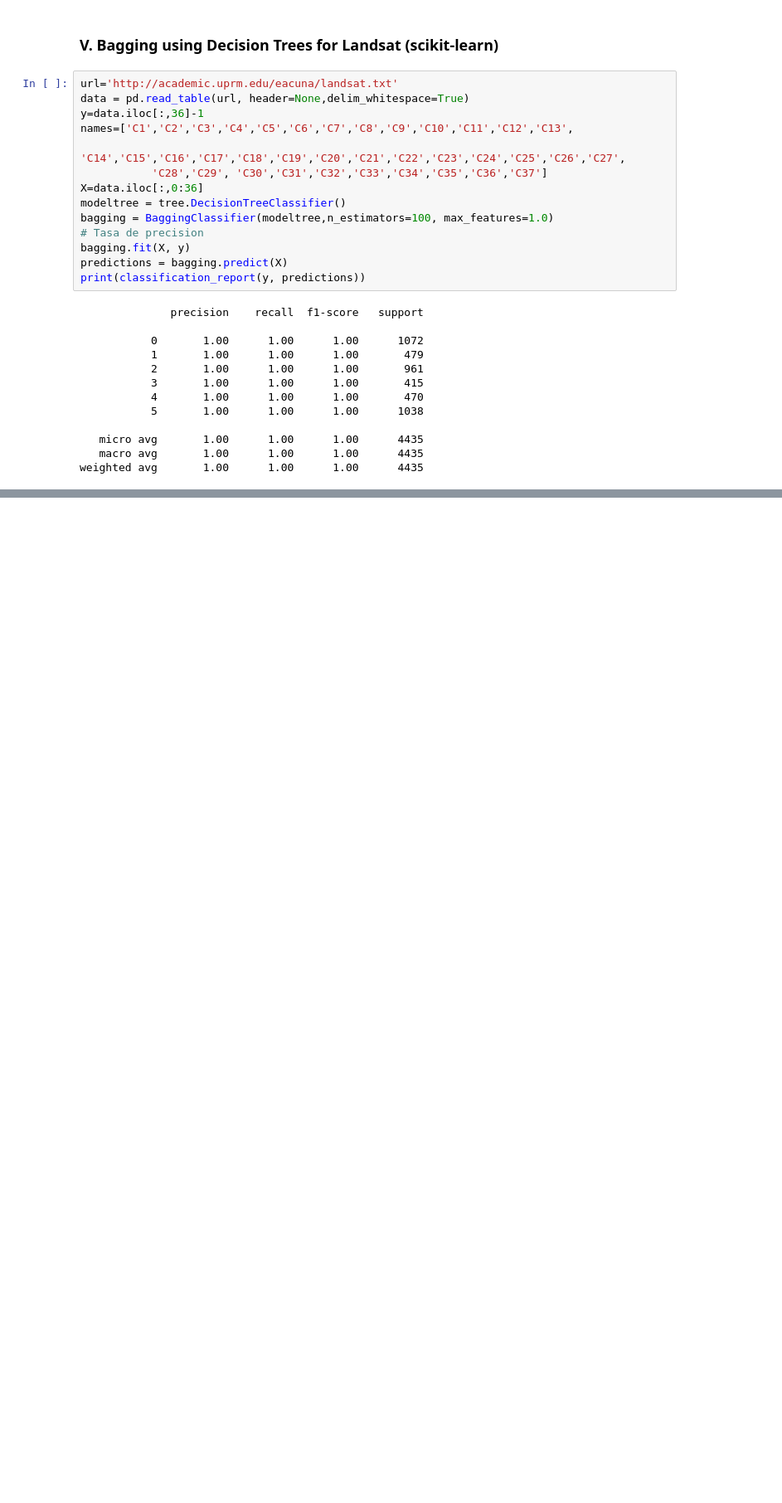
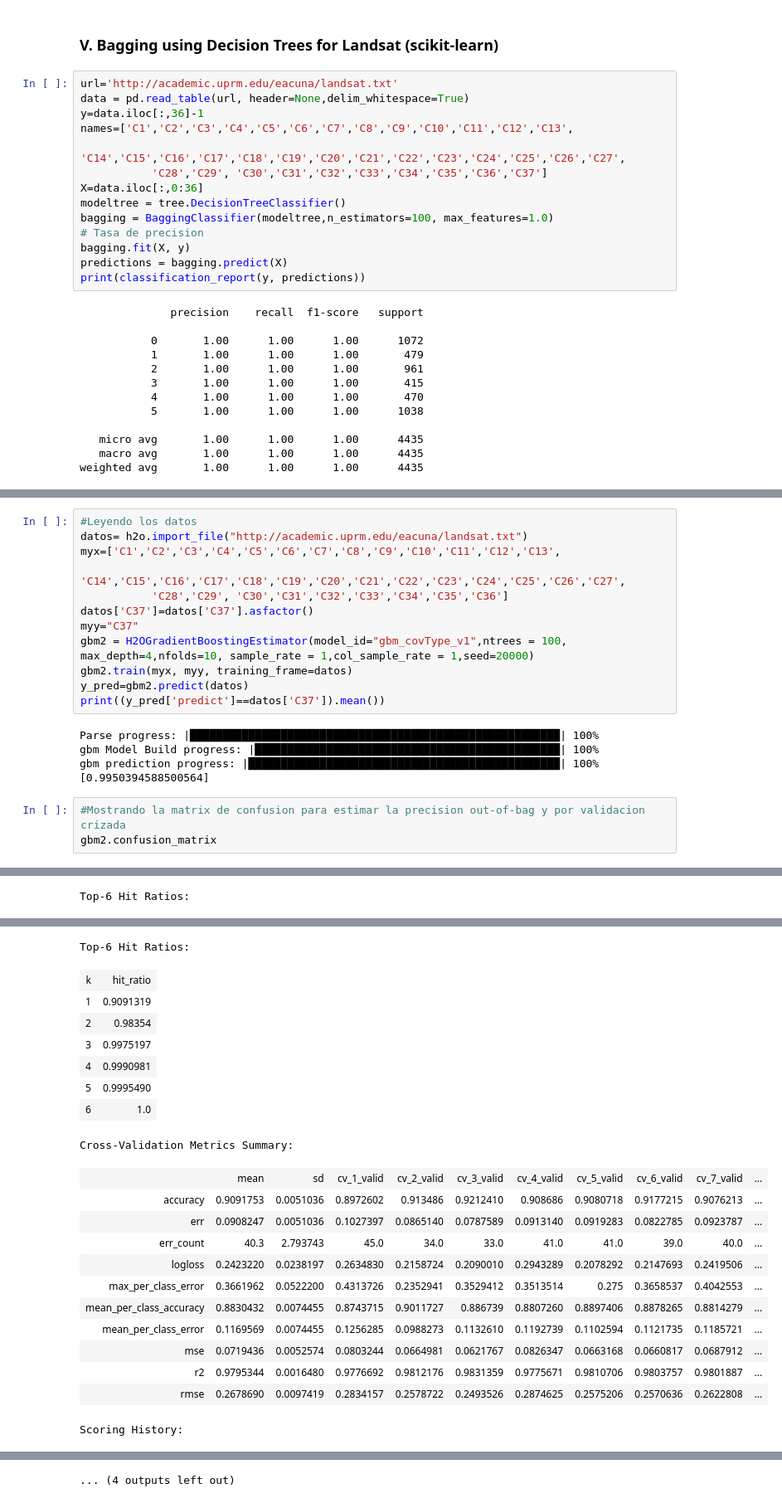
Before and after one commit to eacunafer/DataMining-Machine-Learning-Py3, a Jupyter notebook: Notebooks/ensemblese.ipynb, the cells around one changed output, grey strips where cells are left out. Shown: that part at 83% size. Drawn from its saved outputs; the diff is of its cells as text; blank space fills up the shorter version.

```diff
--- a/Notebooks/ensemblese.ipynb
+++ b/Notebooks/ensemblese.ipynb
@@ -282,0 +414,21 @@ print(results.mean())
+# %%
+#Leyendo los datos
+datos= h2o.import_file("http://academic.uprm.edu/eacuna/landsat.txt")
+myx=['C1','C2','C3','C4','C5','C6','C7','C8','C9','C10','C11','C12','C13',
+            'C14','C15','C16','C17','C18','C19','C20','C21','C22','C23','C24','C25','C26','C27',
+           'C28','C29', 'C30','C31','C32','C33','C34','C35','C36']
+datos['C37']=datos['C37'].asfactor()
+myy="C37"
+gbm2 = H2OGradientBoostingEstimator(model_id="gbm_covType_v1",ntrees = 100, max_depth=4,nfolds=10, sample_rate = 1,col_sample_rate = 1,seed=20000)
+gbm2.train(myx, myy, training_frame=datos)
+y_pred=gbm2.predict(datos)
+print((y_pred['predict']==datos['C37']).mean())
+# %% [output]
+Parse progress: |█████████████████████████████████████████████████████████| 100%
+gbm Model Build progress: |███████████████████████████████████████████████| 100%
+gbm prediction progress: |████████████████████████████████████████████████| 100%
+[0.9950394588500564]
+# %%
+#Mostrando la matrix de confusion para estimar la precision out-of-bag y por validacion crizada
+gbm2.confusion_matrix
+# %% [output]
@@ -282,0 +457 @@ print(results.mean())
+Top-6 Hit Ratios:
@@ -282,0 +481,21 @@ print(results.mean())
+Top-6 Hit Ratios:
+| k | hit_ratio |
+| 1 | 0.9091319 |
+| 2 | 0.98354 |
+| 3 | 0.9975197 |
+| 4 | 0.9990981 |
+| 5 | 0.9995490 |
+| 6 | 1.0 |
+Cross-Validation Metrics Summary:
+|  | mean | sd | cv_1_valid | cv_2_valid | cv_3_valid | cv_4_valid | cv_5_valid | cv_6_valid | cv_7_valid | ... |
+| accuracy | 0.9091753 | 0.0051036 | 0.8972602 | 0.913486 | 0.9212410 | 0.908686 | 0.9080718 | 0.9177215 | 0.9076213 | ... |
+| err | 0.0908247 | 0.0051036 | 0.1027397 | 0.0865140 | 0.0787589 | 0.0913140 | 0.0919283 | 0.0822785 | 0.0923787 | ... |
+| err_count | 40.3 | 2.793743 | 45.0 | 34.0 | 33.0 | 41.0 | 41.0 | 39.0 | 40.0 | ... |
+| logloss | 0.2423220 | 0.0238197 | 0.2634830 | 0.2158724 | 0.2090010 | 0.2943289 | 0.2078292 | 0.2147693 | 0.2419506 | ... |
+| max_per_class_error | 0.3661962 | 0.0522200 | 0.4313726 | 0.2352941 | 0.3529412 | 0.3513514 | 0.275 | 0.3658537 | 0.4042553 | ... |
+| mean_per_class_accuracy | 0.8830432 | 0.0074455 | 0.8743715 | 0.9011727 | 0.886739 | 0.8807260 | 0.8897406 | 0.8878265 | 0.8814279 | ... |
+| mean_per_class_error | 0.1169569 | 0.0074455 | 0.1256285 | 0.0988273 | 0.1132610 | 0.1192739 | 0.1102594 | 0.1121735 | 0.1185721 | ... |
+| mse | 0.0719436 | 0.0052574 | 0.0803244 | 0.0664981 | 0.0621767 | 0.0826347 | 0.0663168 | 0.0660817 | 0.0687912 | ... |
+| r2 | 0.9795344 | 0.0016480 | 0.9776692 | 0.9812176 | 0.9831359 | 0.9775671 | 0.9810706 | 0.9803757 | 0.9801887 | ... |
+| rmse | 0.2678690 | 0.0097419 | 0.2834157 | 0.2578722 | 0.2493526 | 0.2874625 | 0.2575206 | 0.2570636 | 0.2622808 | ... |
+Scoring History:
@@ -282,0 +514 @@ print(results.mean())
+... (4 outputs left out)
```
Also changed, not shown: parts of 28 cells of this notebook, 2 other files.
